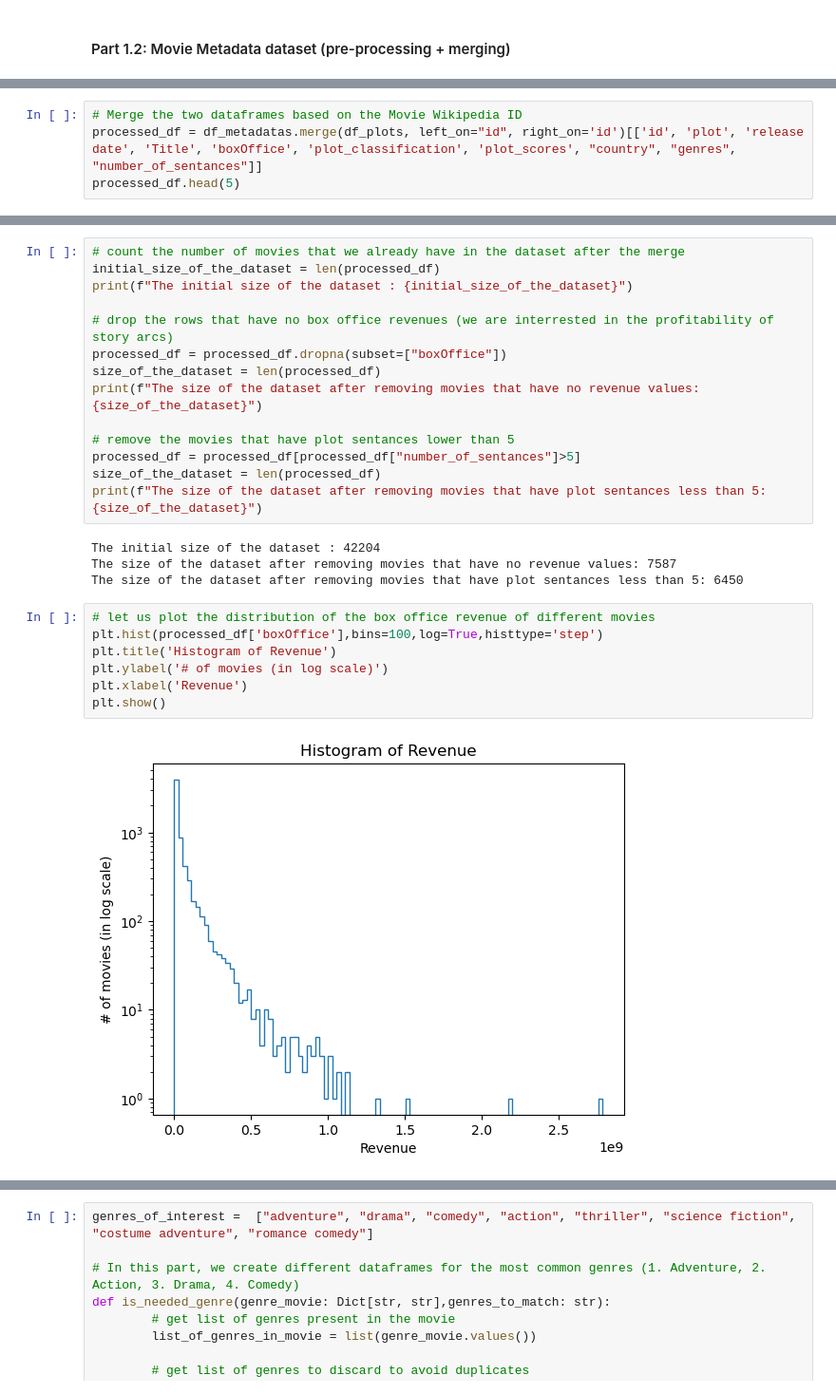
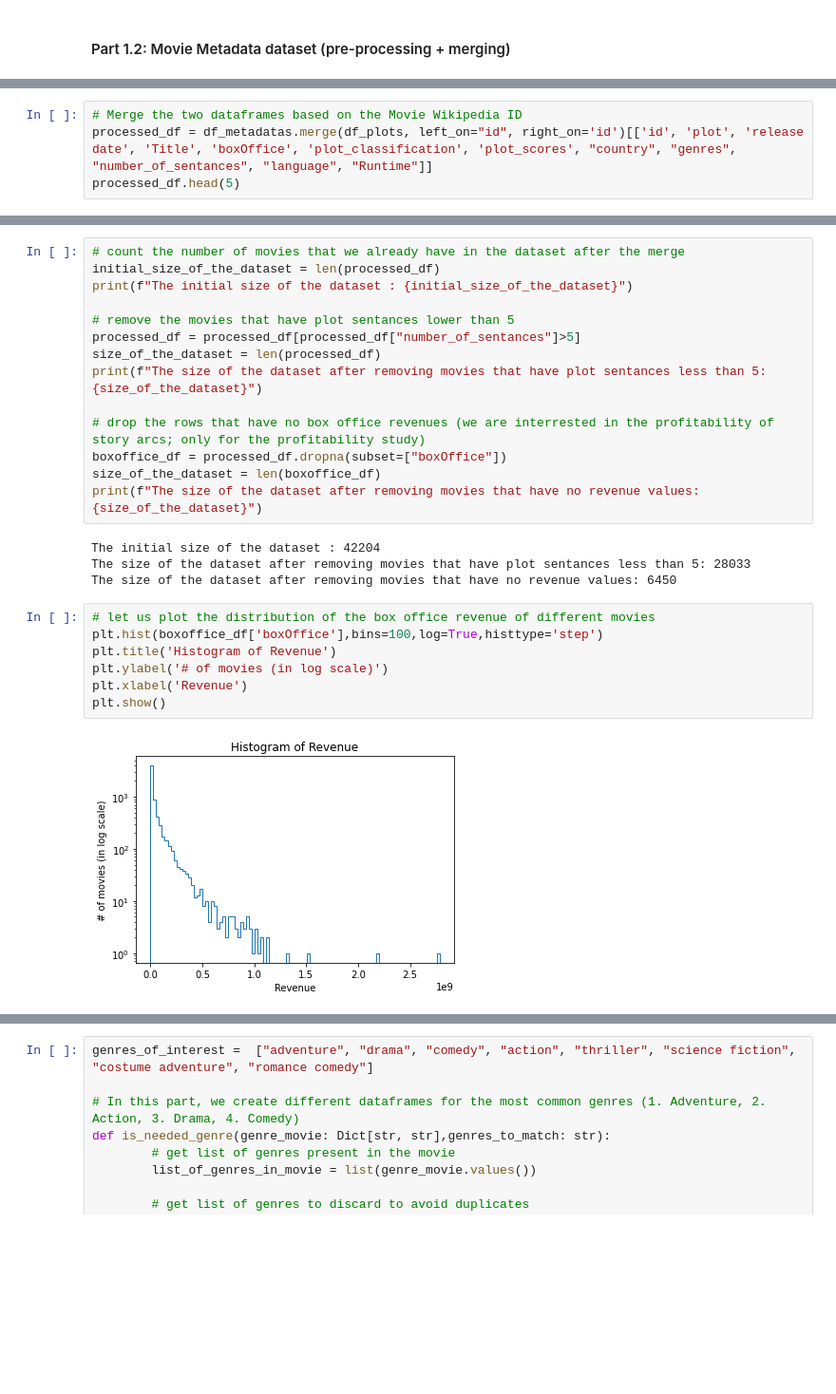
Before and after one commit to epfl-ada/ada-2022-project-runtimeterror, a Jupyter notebook: milestone3.ipynb, the cells around one changed output, grey strips where cells are left out. Shown at 95% size. Cells and saved outputs as stored; diff of their text form; blank space fills up the shorter version.

```diff
--- a/milestone3.ipynb
+++ b/milestone3.ipynb
@@ -137,7 +127,7 @@ df_metadatas.head(5)
 | 4 | 261236 | /m/01mrr1 | A Woman in Flames | 1983 | NaN | 106.0 | {"/m/04306rv": "German Language"} | {"/m/0345h": "Germany"} | {"/m/07s9rl0": "Drama"} |
 # %%
 # Merge the two dataframes based on the Movie Wikipedia ID
-processed_df = df_metadatas.merge(df_plots, left_on="id", right_on='id')[['id', 'plot', 'release date', 'Title', 'boxOffice', 'plot_classification', 'plot_scores', "country", "genres", "number_of_sentances"]]
+processed_df = df_metadatas.merge(df_plots, left_on="id", right_on='id')[['id', 'plot', 'release date', 'Title', 'boxOffice', 'plot_classification', 'plot_scores', "country", "genres", "number_of_sentances", "language", "Runtime"]]
 processed_df.head(5)
 # %% [output]
 |  | id | plot | release date | Title | boxOffice | plot_classification | plot_scores | country | ... |
@@ -151,26 +141,26 @@ processed_df.head(5)
 initial_size_of_the_dataset = len(processed_df)
 print(f"The initial size of the dataset : {initial_size_of_the_dataset}")
 
-# drop the rows that have no box office revenues (we are interrested in the profitability of story arcs)
-processed_df = processed_df.dropna(subset=["boxOffice"])
-size_of_the_dataset = len(processed_df)
-print(f"The size of the dataset after removing movies that have no revenue values: {size_of_the_dataset}")
-
 # remove the movies that have plot sentances lower than 5
 processed_df = processed_df[processed_df["number_of_sentances"]>5]
 size_of_the_dataset = len(processed_df)
 print(f"The size of the dataset after removing movies that have plot sentances less than 5: {size_of_the_dataset}")
+
+# drop the rows that have no box office revenues (we are interrested in the profitability of story arcs; only for the profitability study)
+boxoffice_df = processed_df.dropna(subset=["boxOffice"])
+size_of_the_dataset = len(boxoffice_df)
+print(f"The size of the dataset after removing movies that have no revenue values: {size_of_the_dataset}")
 # %% [output]
 The initial size of the dataset : 42204
-The size of the dataset after removing movies that have no revenue values: 7587
-The size of the dataset after removing movies that have plot sentances less than 5: 6450
+The size of the dataset after removing movies that have plot sentances less than 5: 28033
+The size of the dataset after removing movies that have no revenue values: 6450
 # %%
 # let us plot the distribution of the box office revenue of different movies
-plt.hist(processed_df['boxOffice'],bins=100,log=True,histtype='step')
+plt.hist(boxoffice_df['boxOffice'],bins=100,log=True,histtype='step')
 plt.title('Histogram of Revenue')
 plt.ylabel('# of movies (in log scale)')
 plt.xlabel('Revenue')
 plt.show()
 # %% [output]
-[figure, old version]
+[figure, new version]
 # %% [markdown]
```
Also changed, not shown: parts of 78 cells of this notebook.
